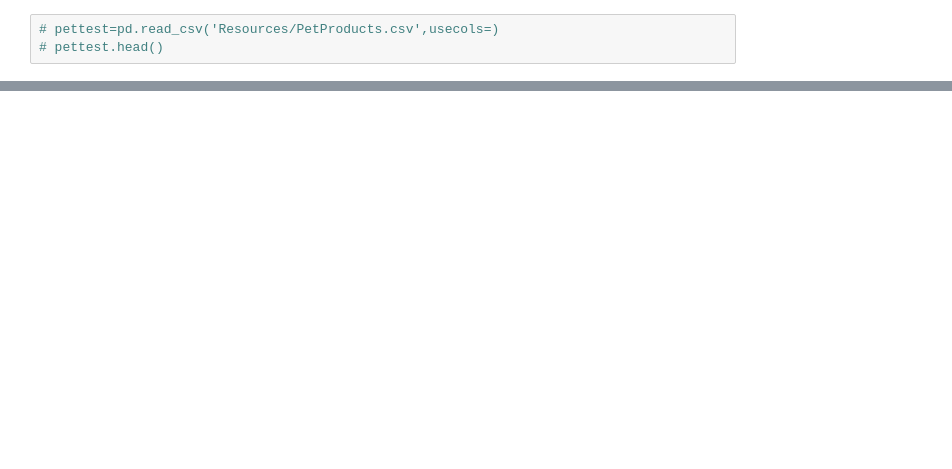
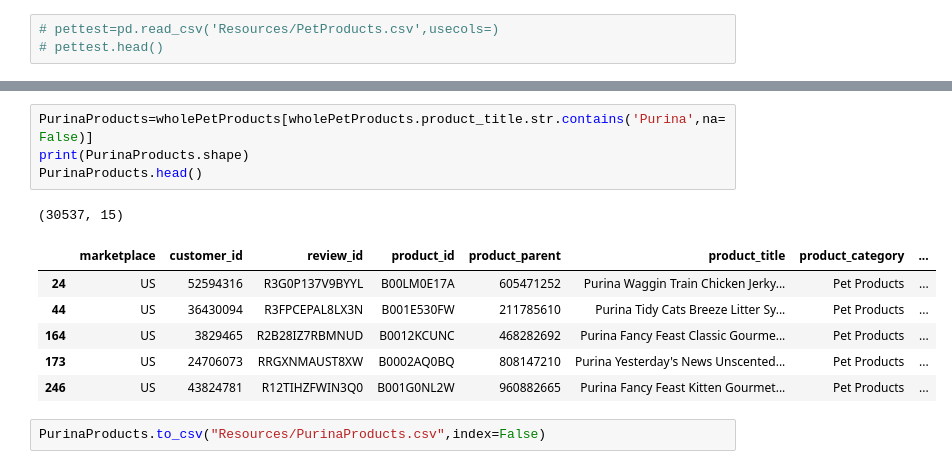
Before and after one commit to lekpix/Amazon-Review-Pet-Products, a Jupyter notebook: PetProductsReview.ipynb, the cells around one changed output, grey strips where cells are left out. Cells and saved outputs as stored; diff of their text form; blank space fills up the shorter version.

```diff
--- a/PetProductsReview.ipynb
+++ b/PetProductsReview.ipynb
@@ -44,0 +73,14 @@ PetProducts1.to_csv("Resources/CleanedPetPRoducts.csv")
+# %%
+PurinaProducts=wholePetProducts[wholePetProducts.product_title.str.contains('Purina',na=False)]
+print(PurinaProducts.shape)
+PurinaProducts.head()
+# %% [output]
+(30537, 15)
+|  | marketplace | customer_id | review_id | product_id | product_parent | product_title | product_category | ... |
+| 24 | US | 52594316 | R3G0P137V9BYYL | B00LM0E17A | 605471252 | Purina Waggin Train Chicken Jerky... | Pet Products | ... |
+| 44 | US | 36430094 | R3FPCEPAL8LX3N | B001E530FW | 211785610 | Purina Tidy Cats Breeze Litter Sy... | Pet Products | ... |
+| 164 | US | 3829465 | R2B28IZ7RBMNUD | B0012KCUNC | 468282692 | Purina Fancy Feast Classic Gourme... | Pet Products | ... |
+| 173 | US | 24706073 | RRGXNMAUST8XW | B0002AQ0BQ | 808147210 | Purina Yesterday's News Unscented... | Pet Products | ... |
+| 246 | US | 43824781 | R12TIHZFWIN3Q0 | B001G0NL2W | 960882665 | Purina Fancy Feast Kitten Gourmet... | Pet Products | ... |
+# %%
+PurinaProducts.to_csv("Resources/PurinaProducts.csv",index=False)
```
Also changed, not shown: parts of 14 cells of this notebook.
